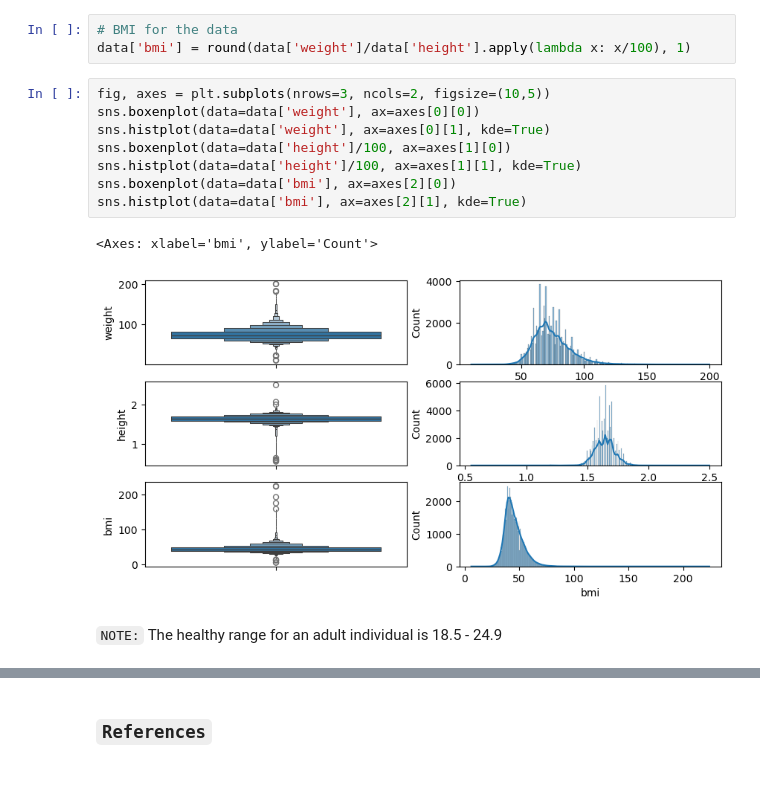
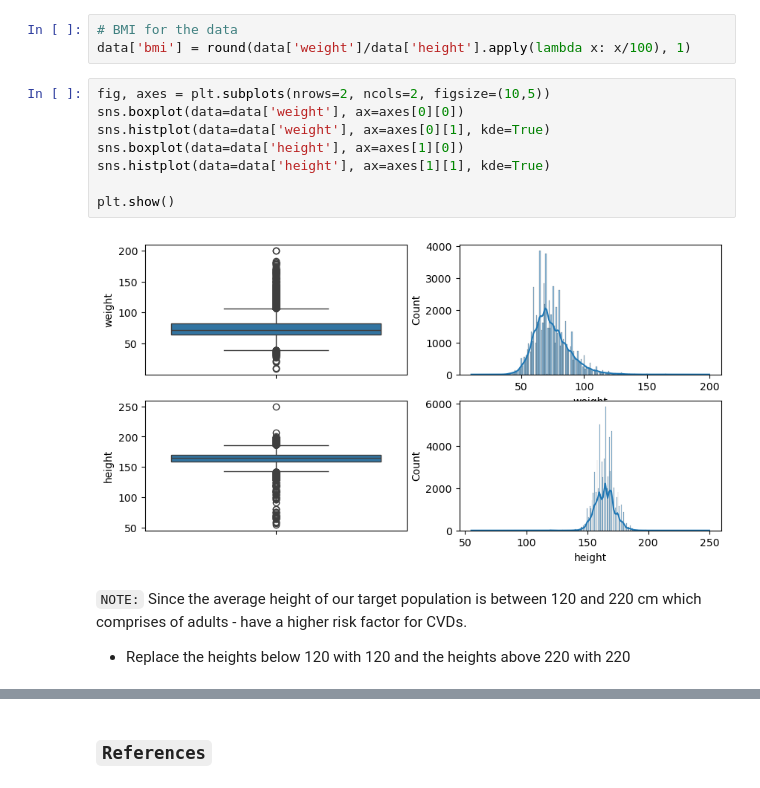
Before and after one commit to martin-m-kinoti/ML-CVDs, a Jupyter notebook: notebook.ipynb, the cells around one changed output, grey strips where cells are left out. Saved outputs shown, nothing was run; the diff lists cells and outputs as text.

```diff
--- a/notebook.ipynb
+++ b/notebook.ipynb
@@ -170,15 +168,16 @@ BMI = weight (kg) / height (m)$^2$
 # BMI for the data
 data['bmi'] = round(data['weight']/data['height'].apply(lambda x: x/100), 1)
 # %%
-fig, axes = plt.subplots(nrows=3, ncols=2, figsize=(10,5))
-sns.boxenplot(data=data['weight'], ax=axes[0][0])
+fig, axes = plt.subplots(nrows=2, ncols=2, figsize=(10,5))
+sns.boxplot(data=data['weight'], ax=axes[0][0])
 sns.histplot(data=data['weight'], ax=axes[0][1], kde=True)
-sns.boxenplot(data=data['height']/100, ax=axes[1][0])
-sns.histplot(data=data['height']/100, ax=axes[1][1], kde=True)
-sns.boxenplot(data=data['bmi'], ax=axes[2][0])
-sns.histplot(data=data['bmi'], ax=axes[2][1], kde=True)
+sns.boxplot(data=data['height'], ax=axes[1][0])
+sns.histplot(data=data['height'], ax=axes[1][1], kde=True)
+
+plt.show()
 # %% [output]
-<Axes: xlabel='bmi', ylabel='Count'>
-[figure, old version]
+[figure, new version]
 # %% [markdown]
-`NOTE:` The healthy range for an adult individual is 18.5 - 24.9
+`NOTE:` Since the average height of our target population is between 120 and 220 cm which comprises of adults - have a higher risk factor for CVDs.
+
+- Replace the heights below 120 with 120 and the heights above 220 with 220
```
Also changed, not shown: parts of 5 cells of this notebook.
